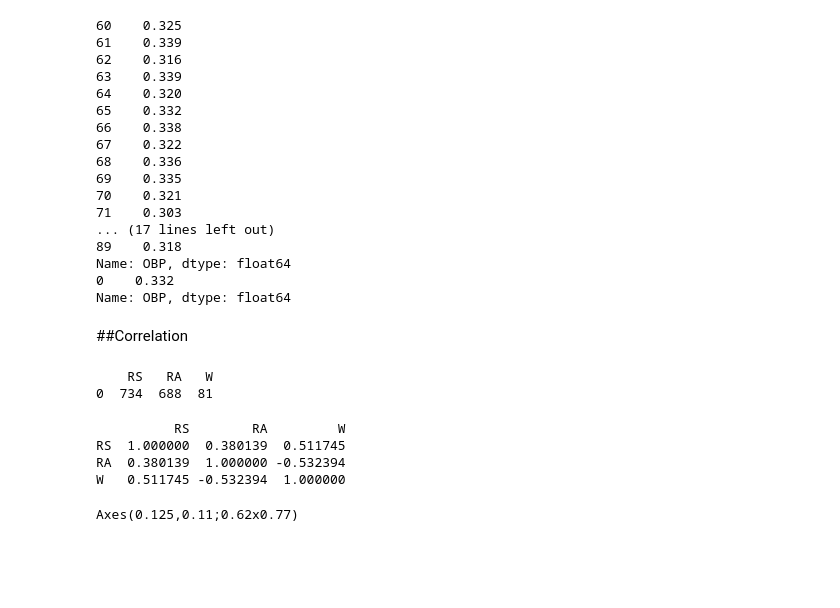
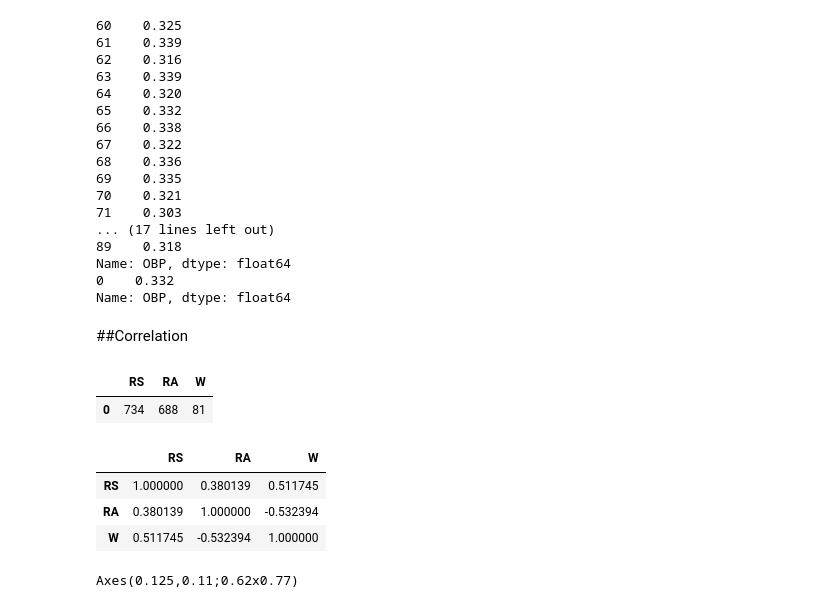
Before and after one commit to SadraAG84/Business-Data-Analytics---Intelligence-with-Python, a Jupyter notebook: Trainings/Section1.ipynb, the cells around one changed output. Drawn from its saved outputs; the diff is of its cells as text; code cells hidden in the pictures; blank space fills up the shorter version.

```diff
--- a/Trainings/Section1.ipynb
+++ b/Trainings/Section1.ipynb
@@ -89,18 +89,19 @@ Name: OBP, dtype: float64
 # %%
 #Pick variable
 df_correlation = df[["RS", "RA" , "W"]]
-print(df_correlation.head(1))
+df_correlation.head(1)
 # %% [output]
-    RS   RA   W
-0  734  688  81
+|  | RS | RA | W |
+| 0 | 734 | 688 | 81 |
 # %%
 #Correlation matrix
-print(df_correlation.corr())
+df_correlation = df[["RS", "RA" , "W"]]
+df_correlation.corr()
 # %% [output]
-          RS        RA         W
-RS  1.000000  0.380139  0.511745
-RA  0.380139  1.000000 -0.532394
-W   0.511745 -0.532394  1.000000
+|  | RS | RA | W |
+| RS | 1.000000 | 0.380139 | 0.511745 |
+| RA | 0.380139 | 1.000000 | -0.532394 |
+| W | 0.511745 | -0.532394 | 1.000000 |
 # %%
 #Correlation heatmap
 import seaborn as sns
```
Also changed, not shown: parts of 2 cells of this notebook.
